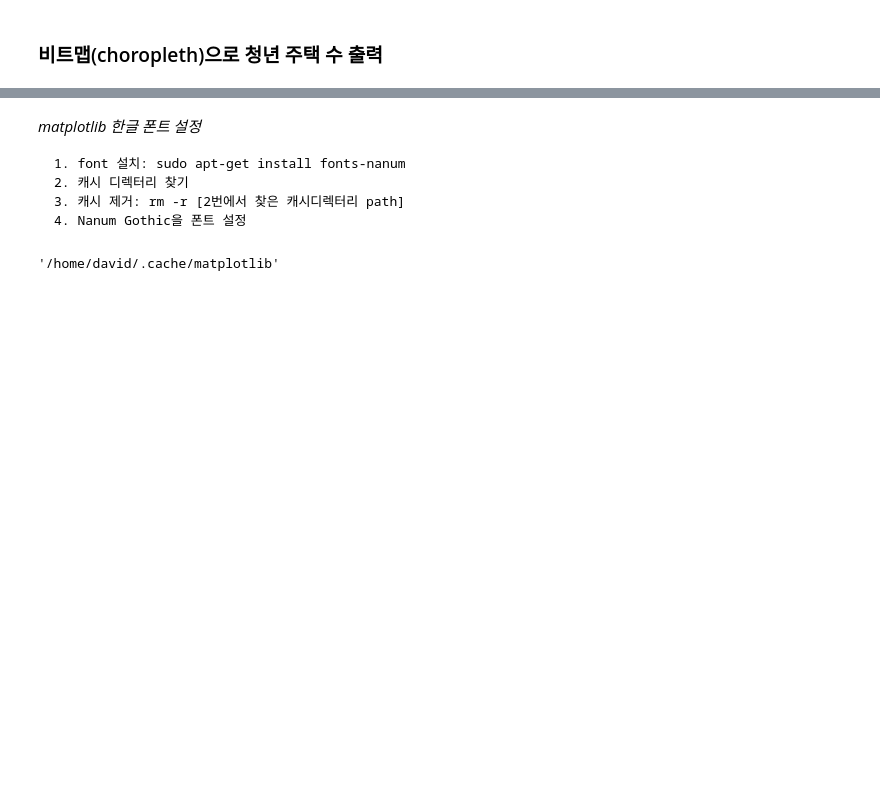
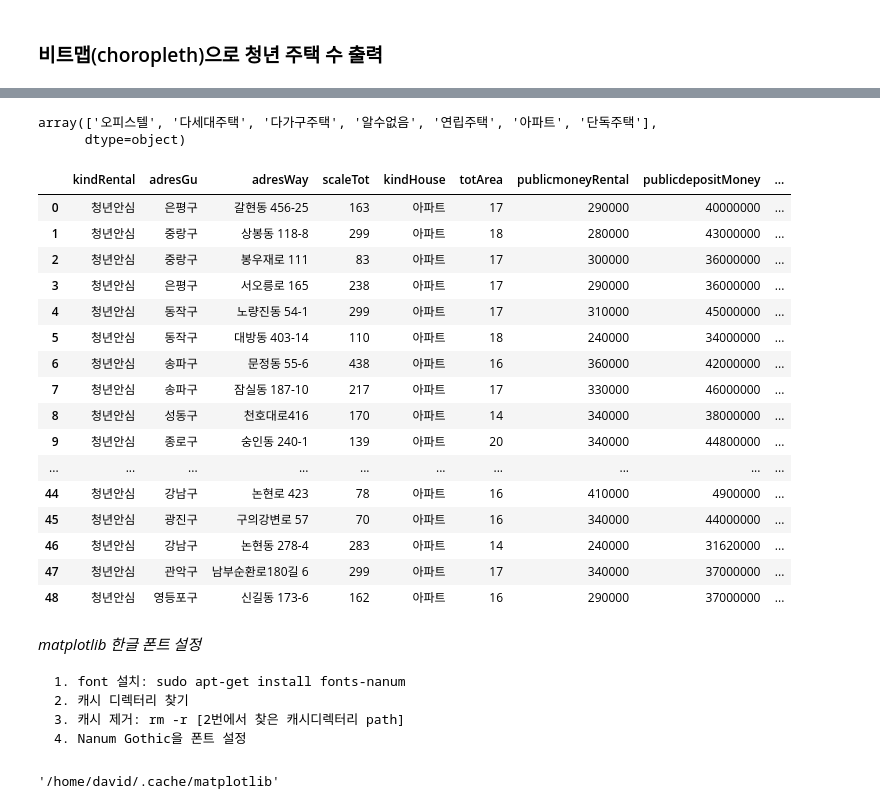
Before and after one commit to Abel3005/realestate, a Jupyter notebook: Datavisualization.ipynb, the cells around one changed output, grey strips where cells are left out. Saved outputs shown, nothing was run; the diff lists cells and outputs as text; code cells hidden in the pictures; blank space fills up the shorter version.

```diff
--- a/Datavisualization.ipynb
+++ b/Datavisualization.ipynb
@@ -192,3 +196,28 @@ all_apart_map
+# %%
+pd.read_sql("select * from allLh",con=engine)['kindHouse'].unique()
+# %% [output]
+array(['오피스텔', '다세대주택', '다가구주택', '알수없음', '연립주택', '아파트', '단독주택'],
+      dtype=object)
+# %%
+pd.read_sql("(select kindHouse from ansim where kindHouse = '아파트')",con=engine)
+# %% [output]
+|  | kindRental | adresGu | adresWay | scaleTot | kindHouse | totArea | publicmoneyRental | publicdepositMoney | ... |
+| 0 | 청년안심 | 은평구 | 갈현동 456-25 | 163 | 아파트 | 17 | 290000 | 40000000 | ... |
+| 1 | 청년안심 | 중랑구 | 상봉동 118-8 | 299 | 아파트 | 18 | 280000 | 43000000 | ... |
+| 2 | 청년안심 | 중랑구 | 봉우재로 111 | 83 | 아파트 | 17 | 300000 | 36000000 | ... |
+| 3 | 청년안심 | 은평구 | 서오릉로 165 | 238 | 아파트 | 17 | 290000 | 36000000 | ... |
+| 4 | 청년안심 | 동작구 | 노량진동 54-1 | 299 | 아파트 | 17 | 310000 | 45000000 | ... |
+| 5 | 청년안심 | 동작구 | 대방동 403-14 | 110 | 아파트 | 18 | 240000 | 34000000 | ... |
+| 6 | 청년안심 | 송파구 | 문정동 55-6 | 438 | 아파트 | 16 | 360000 | 42000000 | ... |
+| 7 | 청년안심 | 송파구 | 잠실동 187-10 | 217 | 아파트 | 17 | 330000 | 46000000 | ... |
+| 8 | 청년안심 | 성동구 | 천호대로416 | 170 | 아파트 | 14 | 340000 | 38000000 | ... |
+| 9 | 청년안심 | 종로구 | 숭인동 240-1 | 139 | 아파트 | 20 | 340000 | 44800000 | ... |
+| ... | ... | ... | ... | ... | ... | ... | ... | ... | ... |
+| 44 | 청년안심 | 강남구 | 논현로 423 | 78 | 아파트 | 16 | 410000 | 4900000 | ... |
+| 45 | 청년안심 | 광진구 | 구의강변로 57 | 70 | 아파트 | 16 | 340000 | 44000000 | ... |
+| 46 | 청년안심 | 강남구 | 논현동 278-4 | 283 | 아파트 | 14 | 240000 | 31620000 | ... |
+| 47 | 청년안심 | 관악구 | 남부순환로180길 6 | 299 | 아파트 | 17 | 340000 | 37000000 | ... |
+| 48 | 청년안심 | 영등포구 | 신길동 173-6 | 162 | 아파트 | 16 | 290000 | 37000000 | ... |
 # %% [markdown]
 *matplotlib 한글 폰트 설정*
 
```
Also changed, not shown: parts of 2 cells of this notebook.
